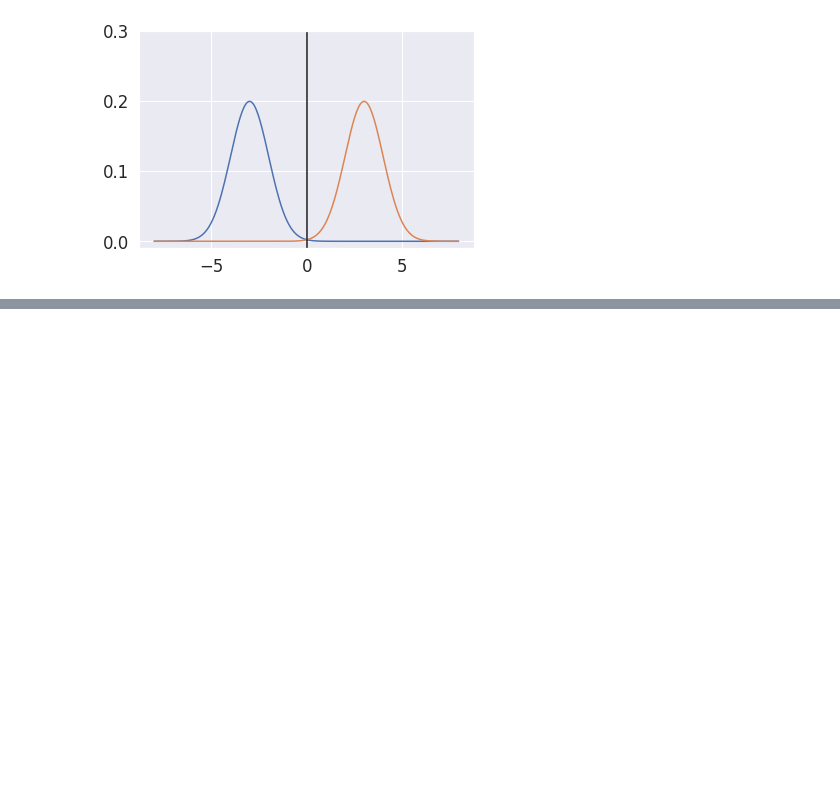
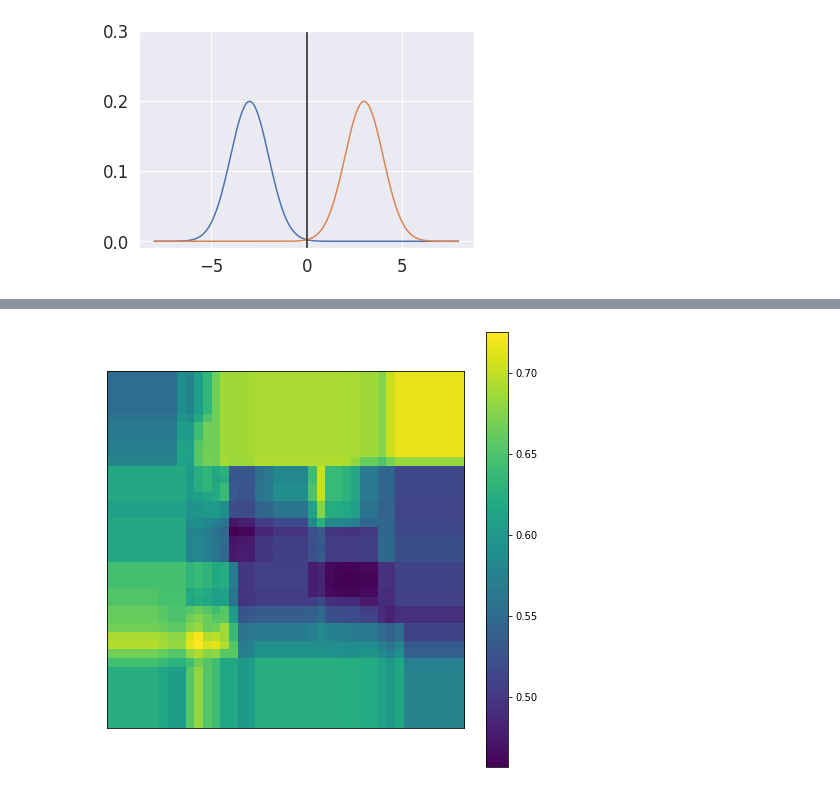
Before and after one commit to neurodata/talks, a Jupyter notebook: images/rotated_parity_fig_generator.ipynb, the cells around one changed output, grey strips where cells are left out. Cells and saved outputs as stored; diff of their text form; code cells hidden in the pictures; blank space fills up the shorter version.

```diff
--- a/images/rotated_parity_fig_generator.ipynb
+++ b/images/rotated_parity_fig_generator.ipynb
@@ -864,0 +924,10 @@ plt.savefig('gaussian2.png', dpi=500)
+# %%
+fig, ax = plt.subplots(1,1, figsize=(8,8))
+
+ax1=ax.imshow(posteriors[1][:, 0].reshape((s,s)))
+ax.set_xticks([])
+ax.set_yticks([])
+plt.colorbar(ax1)
+plt.savefig('posterior_heatmap_xor_rxor_transfer.png',dpi=500)
+# %% [output]
+[figure, added]
```
Also changed, not shown: parts of 8 cells of this notebook, 12 other files.
